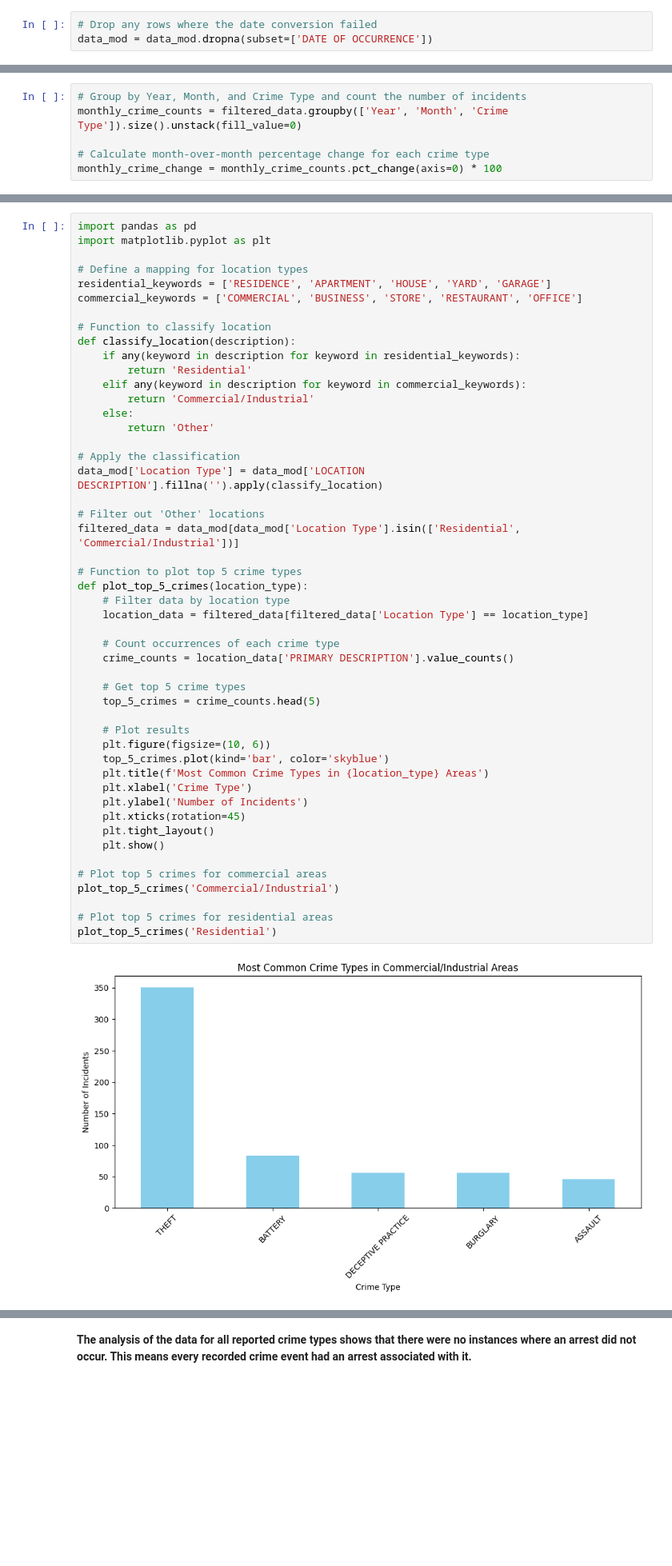
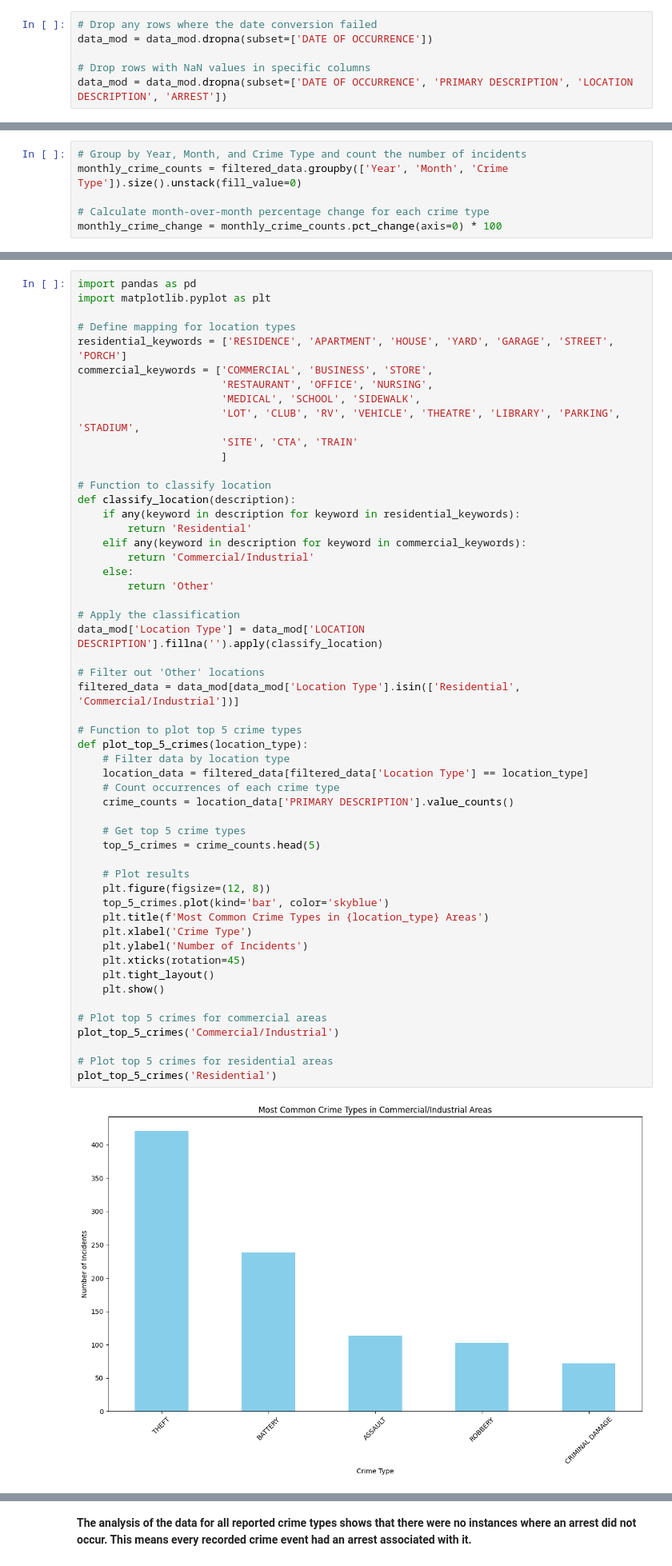
Before and after one commit to Hannah-Aji/Predictive-Modeling-to-Identify-High-Risk-Areas, a Jupyter notebook: Chicago_crime_prediction.ipynb, the cells around one changed output, grey strips where cells are left out. Shown at 80% size. Saved outputs shown, nothing was run; the diff lists cells and outputs as text; blank space fills up the shorter version.

```diff
--- a/Chicago_crime_prediction.ipynb
+++ b/Chicago_crime_prediction.ipynb
@@ -111,6 +111,9 @@ data_mod['DATE OF OCCURRENCE'] = pd.to_datetime(data_mod['DATE OF OCCURRENCE'],
 # %%
 # Drop any rows where the date conversion failed
 data_mod = data_mod.dropna(subset=['DATE OF OCCURRENCE'])
+
+# Drop rows with NaN values in specific columns
+data_mod = data_mod.dropna(subset=['DATE OF OCCURRENCE', 'PRIMARY DESCRIPTION', 'LOCATION DESCRIPTION', 'ARREST'])
 # %%
 # Create additional time-based columns
 data_mod['Year'] = data_mod['DATE OF OCCURRENCE'].dt.year
@@ -393,9 +434,14 @@ for crime_type in selected_crime_types:
 import pandas as pd
 import matplotlib.pyplot as plt
 
-# Define a mapping for location types
-residential_keywords = ['RESIDENCE', 'APARTMENT', 'HOUSE', 'YARD', 'GARAGE']
-commercial_keywords = ['COMMERCIAL', 'BUSINESS', 'STORE', 'RESTAURANT', 'OFFICE']
+# Define mapping for location types
+residential_keywords = ['RESIDENCE', 'APARTMENT', 'HOUSE', 'YARD', 'GARAGE', 'STREET', 'PORCH']
+commercial_keywords = ['COMMERCIAL', 'BUSINESS', 'STORE',
+                       'RESTAURANT', 'OFFICE', 'NURSING',
+                       'MEDICAL', 'SCHOOL', 'SIDEWALK',
+                       'LOT', 'CLUB', 'RV', 'VEHICLE', 'THEATRE', 'LIBRARY', 'PARKING', 'STADIUM',
+                       'SITE', 'CTA', 'TRAIN'
+                       ]
 
 # Function to classify location
 def classify_location(description):
@@ -410,33 +456,32 @@ def classify_location(description):
 data_mod['Location Type'] = data_mod['LOCATION DESCRIPTION'].fillna('').apply(classify_location)
 
 # Filter out 'Other' locations
 filtered_data = data_mod[data_mod['Location Type'].isin(['Residential', 'Commercial/Industrial'])]
 
 # Function to plot top 5 crime types
 def plot_top_5_crimes(location_type):
     # Filter data by location type
     location_data = filtered_data[filtered_data['Location Type'] == location_type]
-
     # Count occurrences of each crime type
     crime_counts = location_data['PRIMARY DESCRIPTION'].value_counts()
 
     # Get top 5 crime types
     top_5_crimes = crime_counts.head(5)
 
     # Plot results
-    plt.figure(figsize=(10, 6))
+    plt.figure(figsize=(12, 8))
     top_5_crimes.plot(kind='bar', color='skyblue')
     plt.title(f'Most Common Crime Types in {location_type} Areas')
     plt.xlabel('Crime Type')
     plt.ylabel('Number of Incidents')
     plt.xticks(rotation=45)
     plt.tight_layout()
     plt.show()
 
 # Plot top 5 crimes for commercial areas
 plot_top_5_crimes('Commercial/Industrial')
 
 # Plot top 5 crimes for residential areas
 plot_top_5_crimes('Residential')
 # %% [output]
-[figure, old version]
+[figure, new version]
```
Also changed, not shown: parts of 14 cells of this notebook.
